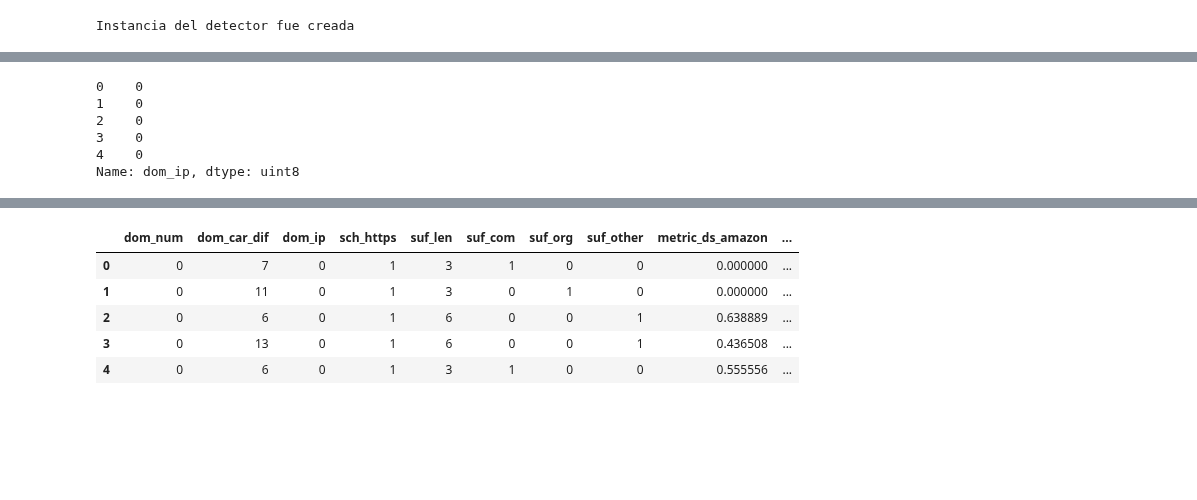
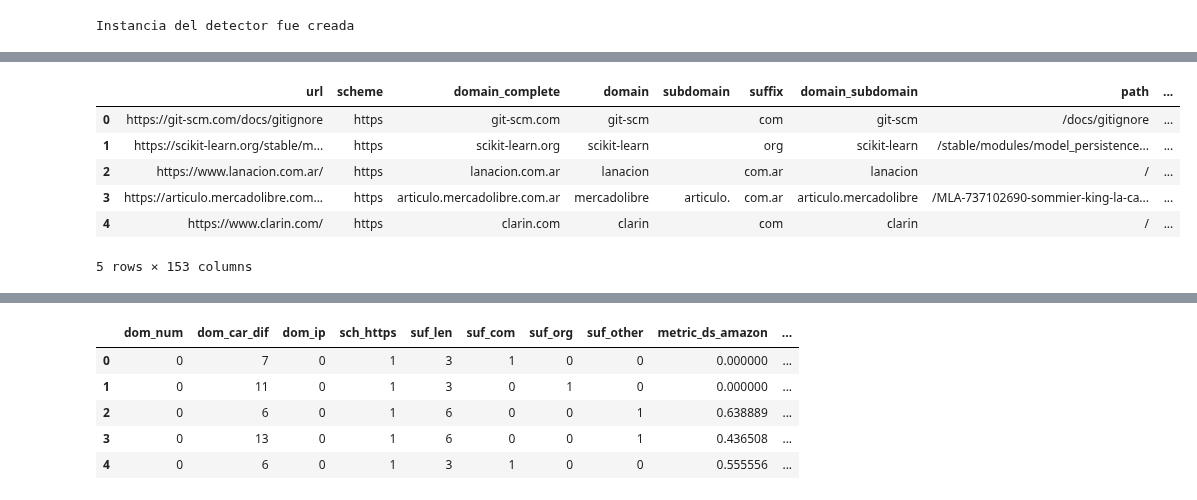
Before and after one commit to JuanCruzC97/Proyecto_CDD, a Jupyter notebook: Proyecto A/05 - Aplicacion/Aplicacion.ipynb, the cells around one changed output, grey strips where cells are left out. Drawn from its saved outputs; the diff is of its cells as text; code cells hidden in the pictures; blank space fills up the shorter version.

```diff
--- a/Proyecto A/05 - Aplicacion/Aplicacion.ipynb
+++ b/Proyecto A/05 - Aplicacion/Aplicacion.ipynb
@@ -104,6 +105,17 @@ metric_domains = [
     'steam',
     'olx'
 ]
+# %%
+urls = ['https://git-scm.com/docs/gitignore',
+        'https://scikit-learn.org/stable/modules/model_persistence.html',
+        'https://www.lanacion.com.ar/',
+        'https://articulo.mercadolibre.com.ar/MLA-737102690-sommier-king-la-cardeuse-native-400-200x200-_JM?variation=95000501490#reco_item_pos=2&reco_backend=promotions-sorted-by-score-mla-A&reco_backend_type=low_level&reco_client=seller-promotions&reco_id=574ab7bd-21ab-43a8-a868-69b5785b0fc9&deal_print_id=25c97840-04f2-11ec-85d9-336a60e0da68&c_id=carouseldynamic-home&c_element_order=undefined&c_campaign=OFERTAS-X-24-HORAS&c_uid=25c97840-04f2-11ec-85d9-336a60e0da68',
+        'https://www.clarin.com/',
+        'https://amoueaom-cc-jp.wnejpkv.cn/',
+        'http://abdcenter.rhinosme-stagging.com/.kkklll',
+        ' https://foundations-admin-10000000003216566325623260.ml/checkpoint_next.php ']
+
+prueba = pd.DataFrame({'url':urls})
 # %%
         data_urls = prueba
         # Descomposición del URL.
@@ -180,13 +239,14 @@ metric_domains = [
             data_urls['metric_s_'+domain] = data_urls['subdomain'].apply(lambda x: jellyfish.jaro_winkler(x, domain))
             data_urls['metric_p_'+domain] = data_urls['path'].apply(lambda x: jellyfish.jaro_winkler(x, domain))
 # %%
-data_urls['dom_ip']
+data_urls
 # %% [output]
+|  | url | scheme | domain_complete | domain | subdomain | suffix | domain_subdomain | path | ... |
+| 0 | https://git-scm.com/docs/gitignore | https | git-scm.com | git-scm |  | com | git-scm | /docs/gitignore | ... |
+| 1 | https://scikit-learn.org/stable/m... | https | scikit-learn.org | scikit-learn |  | org | scikit-learn | /stable/modules/model_persistence... | ... |
+| 2 | https://www.lanacion.com.ar/ | https | lanacion.com.ar | lanacion |  | com.ar | lanacion | / | ... |
+| 3 | https://articulo.mercadolibre.com... | https | articulo.mercadolibre.com.ar | mercadolibre | articulo. | com.ar | articulo.mercadolibre | /MLA-737102690-sommier-king-la-ca... | ... |
+| 4 | https://www.clarin.com/ | https | clarin.com | clarin |  | com | clarin | / | ... |
-0    0
-1    0
-2    0
-3    0
-4    0
-Name: dom_ip, dtype: uint8
+5 rows × 153 columns
 # %%
 detector.prepararInput(prueba)
```
Also changed, not shown: parts of 8 cells of this notebook, 4 other files.
